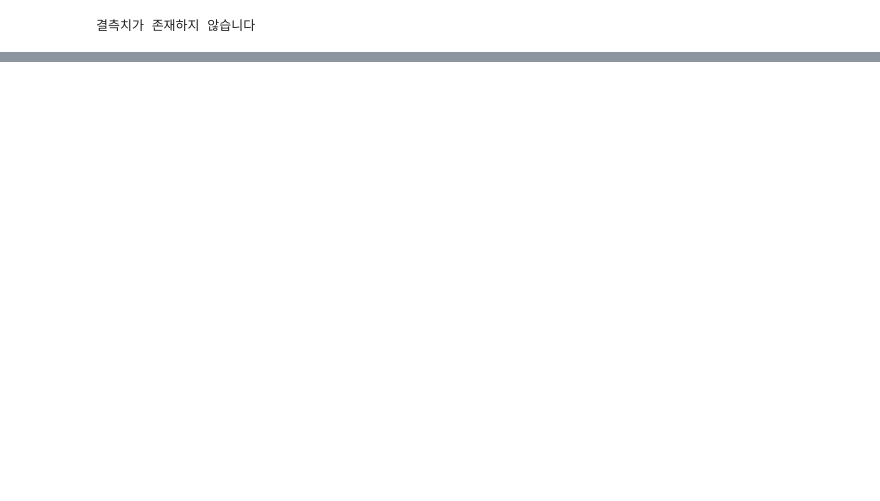
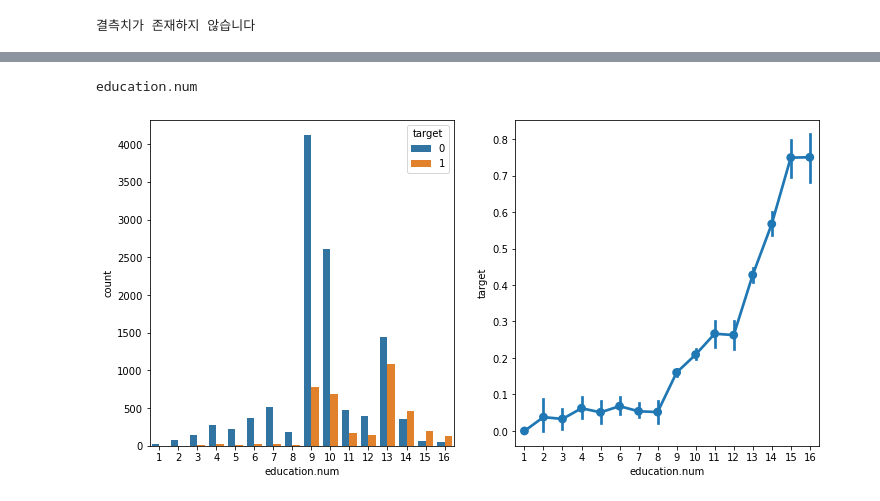
Before and after one commit to ChoiJunhee/dacon, a Jupyter notebook: 인구 데이터 기반 소득 예측 경진대회/NEW_CODE.ipynb, the cells around one changed output, grey strips where cells are left out. Saved outputs shown, nothing was run; the diff lists cells and outputs as text; code cells hidden in the pictures; blank space fills up the shorter version.

```diff
--- a/인구 데이터 기반 소득 예측 경진대회/NEW_CODE.ipynb
+++ b/인구 데이터 기반 소득 예측 경진대회/NEW_CODE.ipynb
@@ -83,0 +91,10 @@ sns.heatmap(train_data.corr())
+# %%
+var = numerical_features[3]
+print(var)
+f, ax = plt.subplots(1,2,figsize=(12,6))
+sns.countplot(x=var, hue='target', data=train_data, ax=ax[0])
+sns.pointplot(y='target', x=var, data=train_data, ax=ax[1])
+plt.show()
+# %% [output]
+education.num
+[figure, added]
```
Also changed, not shown: parts of 23 cells of this notebook, 10 other files.
